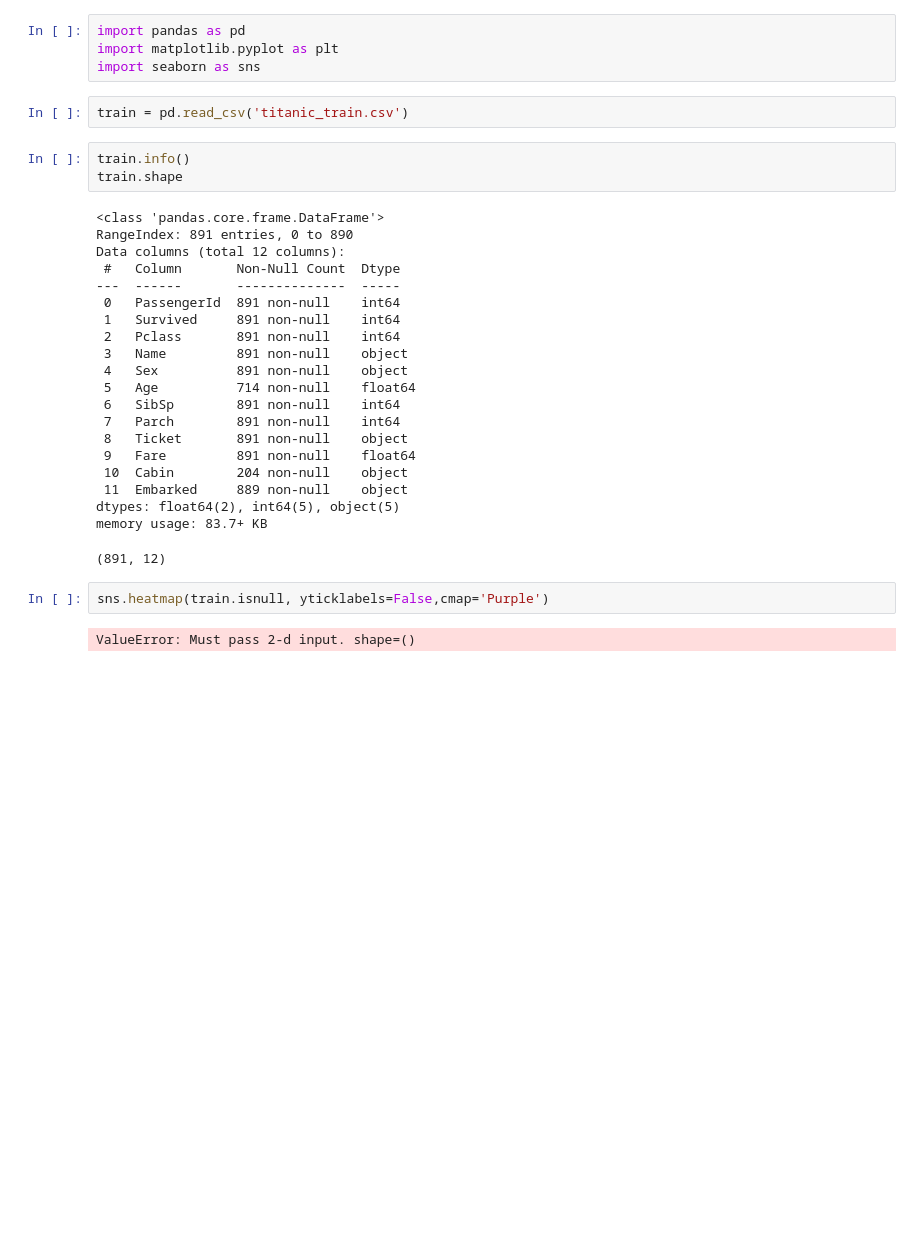
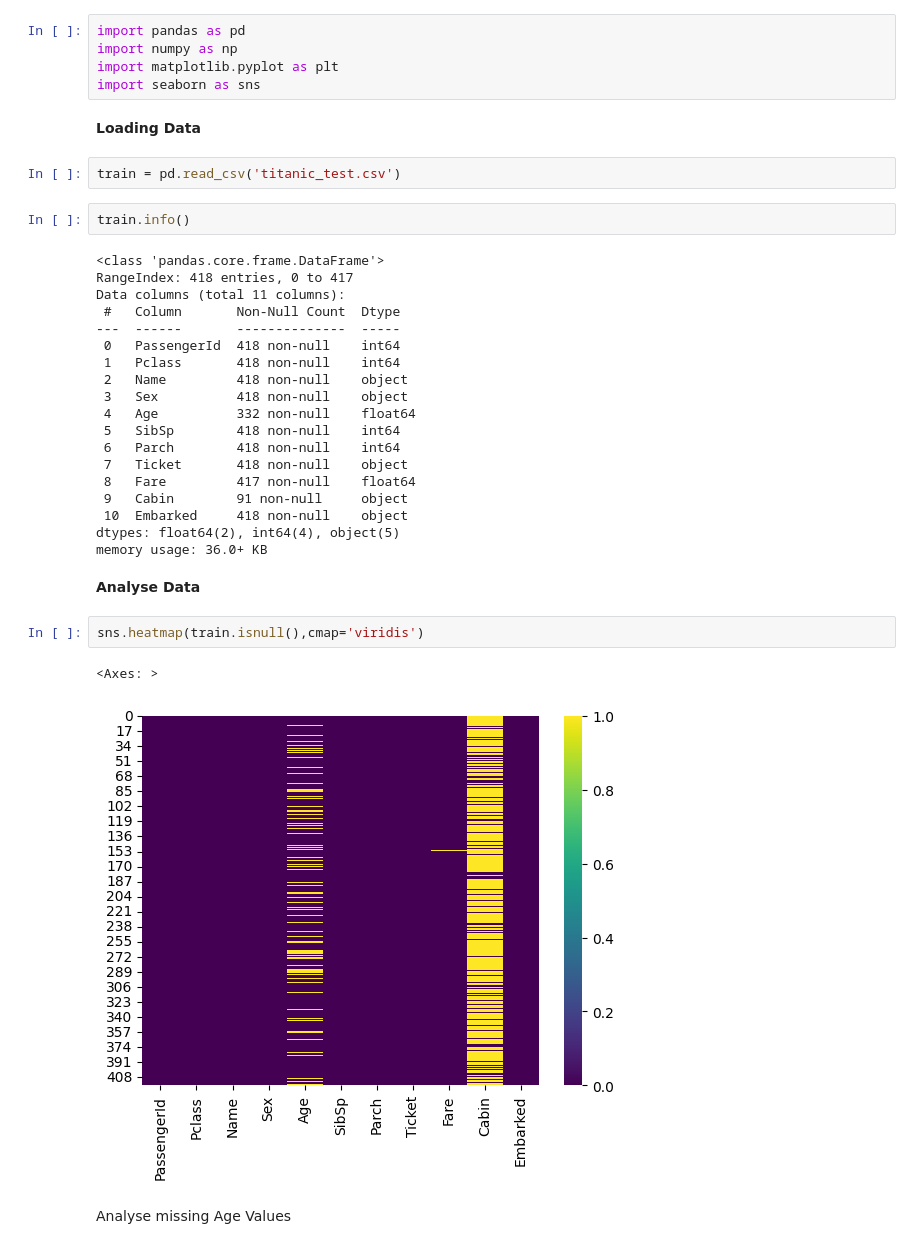
Before and after one commit to dineschandgr/Machine_Learning, a Jupyter notebook: Logistic Regression/logistic_regression.ipynb, the cells around one changed output. Saved outputs shown, nothing was run; the diff lists cells and outputs as text; blank space fills up the shorter version.

```diff
--- a/Logistic Regression/logistic_regression.ipynb
+++ b/Logistic Regression/logistic_regression.ipynb
@@ -1,34 +1,39 @@
 # %%
 import pandas as pd
+import numpy as np
 import matplotlib.pyplot as plt
 import seaborn as sns
+# %% [markdown]
+<b>Loading Data</b>
 # %%
-train = pd.read_csv('titanic_train.csv')
+train = pd.read_csv('titanic_test.csv')
 # %%
 train.info()
-train.shape
 # %% [output]
 <class 'pandas.core.frame.DataFrame'>
-RangeIndex: 891 entries, 0 to 890
-Data columns (total 12 columns):
+RangeIndex: 418 entries, 0 to 417
+Data columns (total 11 columns):
  #   Column       Non-Null Count  Dtype
 ---  ------       --------------  -----
- 0   PassengerId  891 non-null    int64
- 1   Survived     891 non-null    int64
- 2   Pclass       891 non-null    int64
- 3   Name         891 non-null    object
- 4   Sex          891 non-null    object
- 5   Age          714 non-null    float64
- 6   SibSp        891 non-null    int64
- 7   Parch        891 non-null    int64
- 8   Ticket       891 non-null    object
- 9   Fare         891 non-null    float64
- 10  Cabin        204 non-null    object
- 11  Embarked     889 non-null    object
-dtypes: float64(2), int64(5), object(5)
-memory usage: 83.7+ KB
+ 0   PassengerId  418 non-null    int64
+ 1   Pclass       418 non-null    int64
+ 2   Name         418 non-null    object
+ 3   Sex          418 non-null    object
+ 4   Age          332 non-null    float64
+ 5   SibSp        418 non-null    int64
+ 6   Parch        418 non-null    int64
+ 7   Ticket       418 non-null    object
+ 8   Fare         417 non-null    float64
+ 9   Cabin        91 non-null     object
+ 10  Embarked     418 non-null    object
+dtypes: float64(2), int64(4), object(5)
+memory usage: 36.0+ KB
-(891, 12)
+# %% [markdown]
+<b>Analyse Data</b>
 # %%
-sns.heatmap(train.isnull, yticklabels=False,cmap='Purple')
+sns.heatmap(train.isnull(),cmap='viridis')
 # %% [output]
-ValueError: Must pass 2-d input. shape=()
+<Axes: >
+[figure, added]
+# %% [markdown]
+Analyse missing Age Values
```
Also changed, not shown: parts of 1 cell of this notebook, 3 other files.
